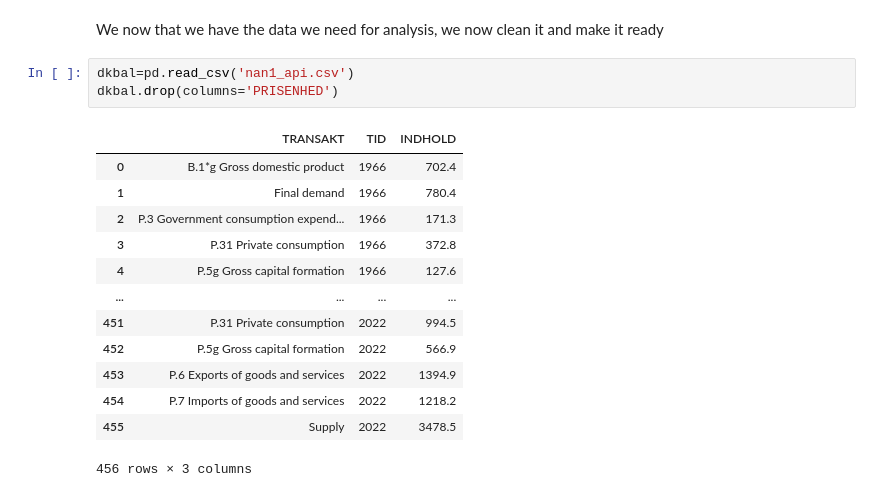
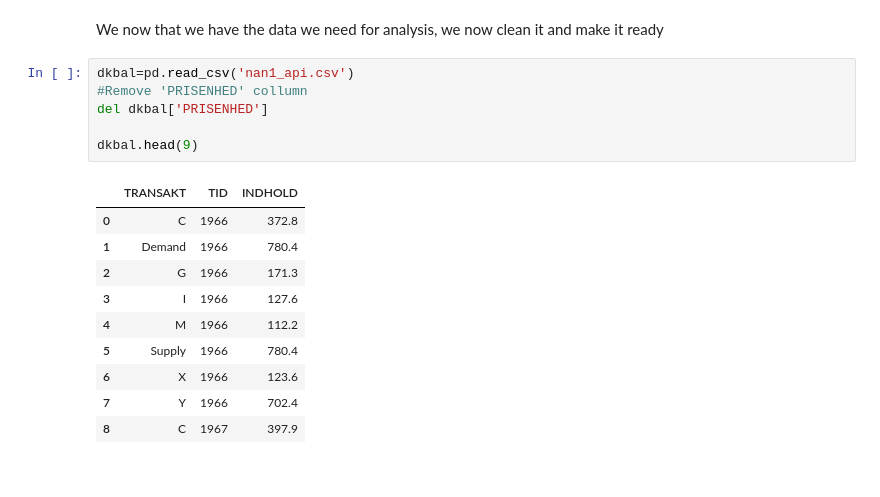
Before and after one commit to NumEconCopenhagen/projects-2023-tgr401, a Jupyter notebook: dataproject/Final_dataproject.ipynb, the cells around one changed output. Cells and saved outputs as stored; diff of their text form.

```diff
--- a/dataproject/Final_dataproject.ipynb
+++ b/dataproject/Final_dataproject.ipynb
@@ -112,18 +121,18 @@ nan1_api.to_csv('nan1_api.csv', index=False)
 We now that we have the data we need for analysis, we now clean it and make it ready
 # %%
 dkbal=pd.read_csv('nan1_api.csv')
-dkbal.drop(columns='PRISENHED')
+#Remove 'PRISENHED' collumn
+del dkbal['PRISENHED']
+
+dkbal.head(9)
 # %% [output]
 |  | TRANSAKT | TID | INDHOLD |
-| 0 | B.1*g Gross domestic product | 1966 | 702.4 |
-| 1 | Final demand | 1966 | 780.4 |
-| 2 | P.3 Government consumption expend... | 1966 | 171.3 |
-| 3 | P.31 Private consumption | 1966 | 372.8 |
-| 4 | P.5g Gross capital formation | 1966 | 127.6 |
-| ... | ... | ... | ... |
-| 451 | P.31 Private consumption | 2022 | 994.5 |
-| 452 | P.5g Gross capital formation | 2022 | 566.9 |
-| 453 | P.6 Exports of goods and services | 2022 | 1394.9 |
-| 454 | P.7 Imports of goods and services | 2022 | 1218.2 |
-| 455 | Supply | 2022 | 3478.5 |
+| 0 | C | 1966 | 372.8 |
+| 1 | Demand | 1966 | 780.4 |
+| 2 | G | 1966 | 171.3 |
+| 3 | I | 1966 | 127.6 |
+| 4 | M | 1966 | 112.2 |
+| 5 | Supply | 1966 | 780.4 |
+| 6 | X | 1966 | 123.6 |
+| 7 | Y | 1966 | 702.4 |
+| 8 | C | 1967 | 397.9 |
-456 rows × 3 columns
```
Also changed, not shown: parts of 4 cells of this notebook, 2 other files.
